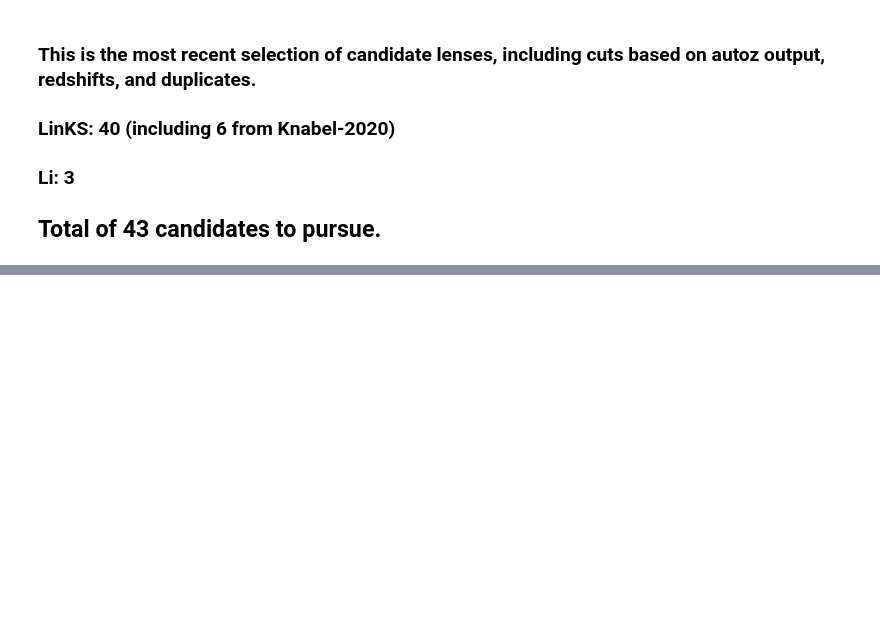
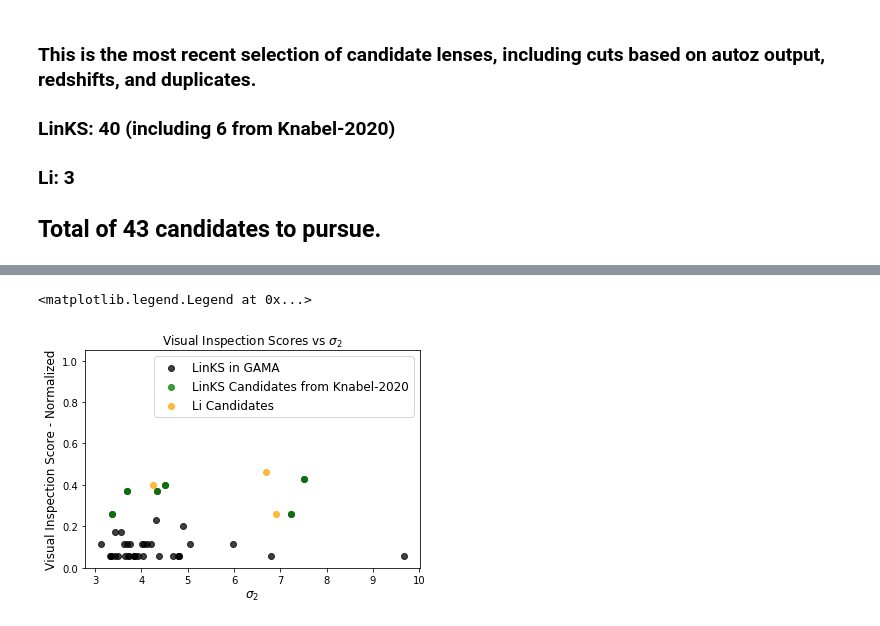
Before and after one commit to shawnknabel/autoz_lens_model, a Jupyter notebook: notebooks/master.ipynb, the cells around one changed output, grey strips where cells are left out. Drawn from its saved outputs; the diff is of its cells as text; code cells hidden in the pictures; blank space fills up the shorter version.

```diff
--- a/notebooks/master.ipynb
+++ b/notebooks/master.ipynb
@@ -866,0 +962,44 @@ print(len(links_dropped_duplicates), len(links_knabel_dropped_duplicates))
+# %%
+# visual inspection score to sigma2
+
+fig = plt.figure()#figsize=(8,6))
+ax = plt.subplot()
+#ax.set_xlim(0., 2.5)
+ax.set_ylim(0, 1.05)
+ax.scatter(#links.R,
+          links_selected_sample.sigma2,
+    links_selected_sample.SCORE/70.,
+          color = 'k',
+          marker = 'o',
+          alpha = 0.75,
+          label = 'LinKS in GAMA')
+ax.scatter(#links_identified.R,
+           links_knabel_selected_sample.sigma2,
+    links_knabel_selected_sample.score/70.,
+          color = 'g',
+          marker = 'o',
+          alpha = 0.75,
+          label = 'LinKS Candidates from Knabel-2020')
+
+ax.scatter(#li.R,
+           li_selected_sample.sigma2,
+    li_selected_sample.score/10.,
+          color = 'orange',
+          marker = 'o',
+          alpha = 0.75,
+          label = 'Li Candidates')
+
+#x.add_patch(patches.Rectangle((1.85, 4.5), 2, 10,
+ #                              edgecolor = 'k', facecolor = 'none', linestyle = ':',
+  #                            label = 'Holwerda-15 Selection'))
+#ax.axvline(1.2, color = 'k', linewidth = .75, linestyle = '--', label = 'R = 1.2')
+ax.set_ylabel('Visual Inspection Score - Normalized', fontsize = 12)
+ax.set_xlabel('$\sigma_2$',  fontsize = 12)
+ax.set_title('Visual Inspection Scores vs $\sigma_2$')
+plt.legend(fontsize=12)
+#plt.show()
+
+#plt.savefig('/home/shawn/Desktop/links_autoz/visuals/png/visual_score_to_sigma2_061620.png')
+# %% [output]
+<matplotlib.legend.Legend at 0x...>
+[figure, added]
```
Also changed, not shown: parts of 9 cells of this notebook, 1 other file.
